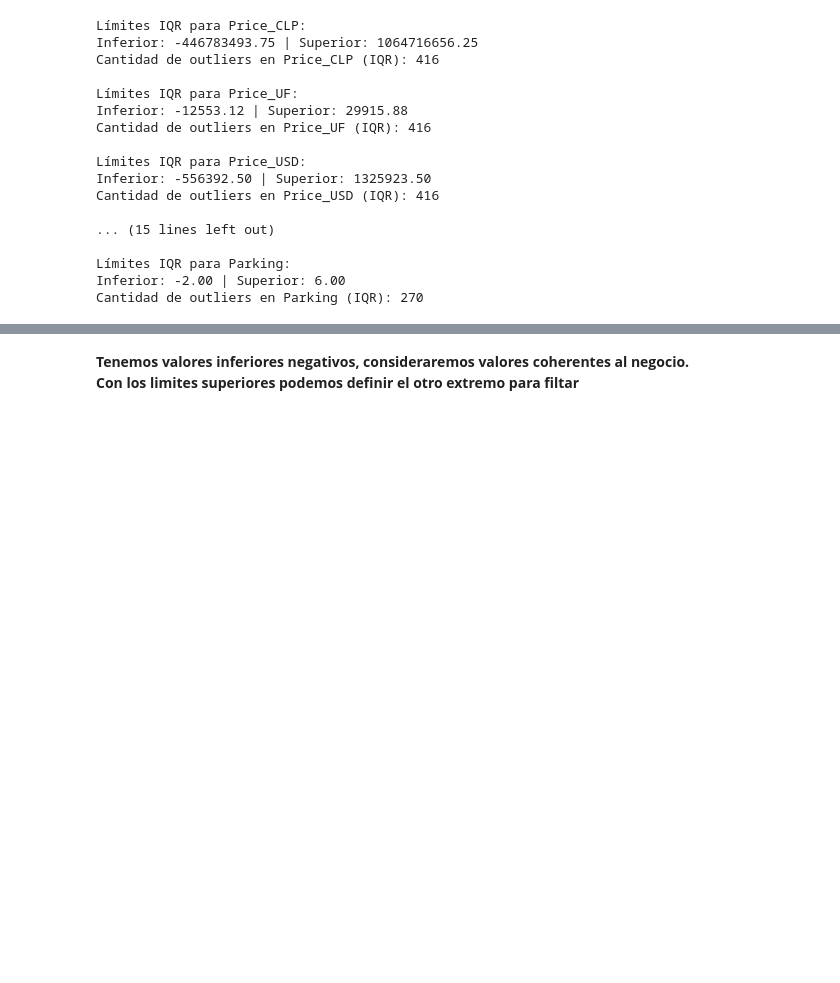
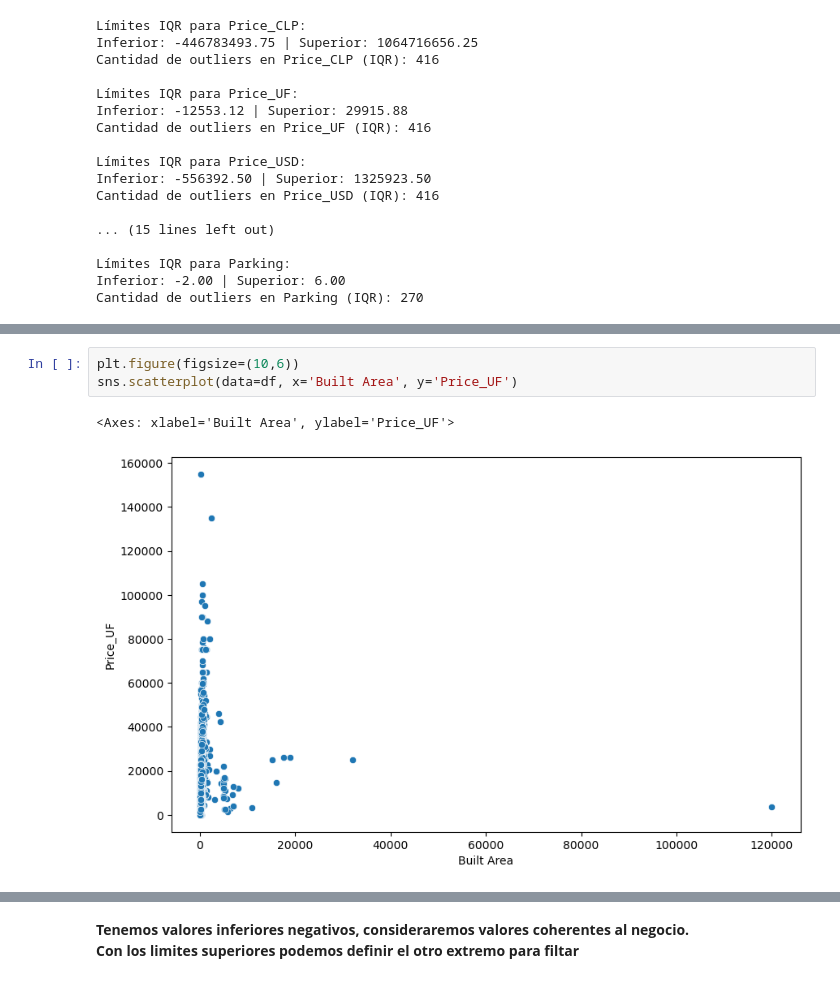
Before and after one commit to FMaulen/propiedades-chile, a Jupyter notebook: notebooks/clean.ipynb, the cells around one changed output, grey strips where cells are left out. Cells and saved outputs as stored; diff of their text form; blank space fills up the shorter version.

```diff
--- a/notebooks/clean.ipynb
+++ b/notebooks/clean.ipynb
@@ -152,0 +162,6 @@ Cantidad de outliers en Parking (IQR): 270
+# %%
+plt.figure(figsize=(10,6))
+sns.scatterplot(data=df, x='Built Area', y='Price_UF')
+# %% [output]
+<Axes: xlabel='Built Area', ylabel='Price_UF'>
+[figure, added]
```
Also changed, not shown: parts of 9 cells of this notebook, 3 other files.
